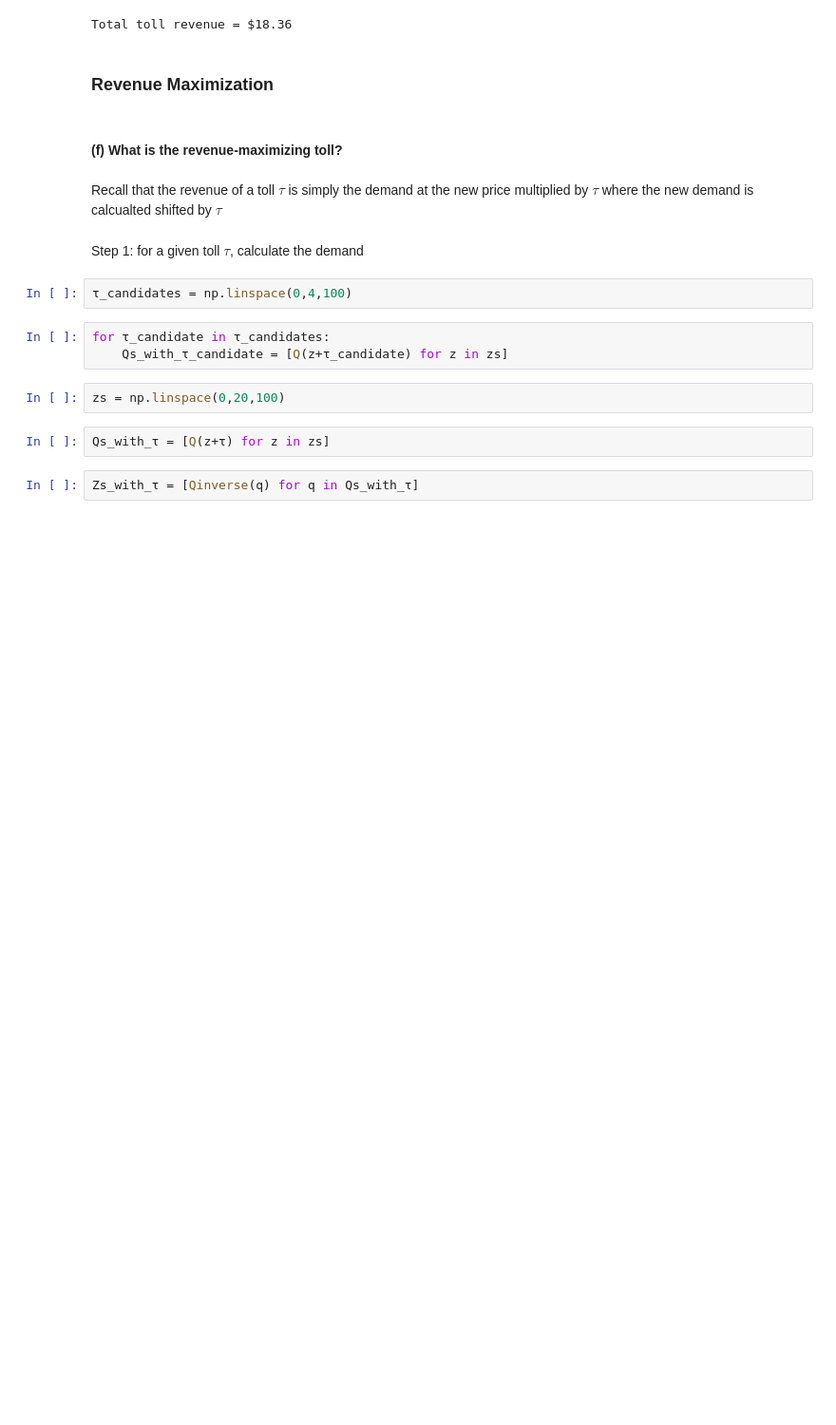
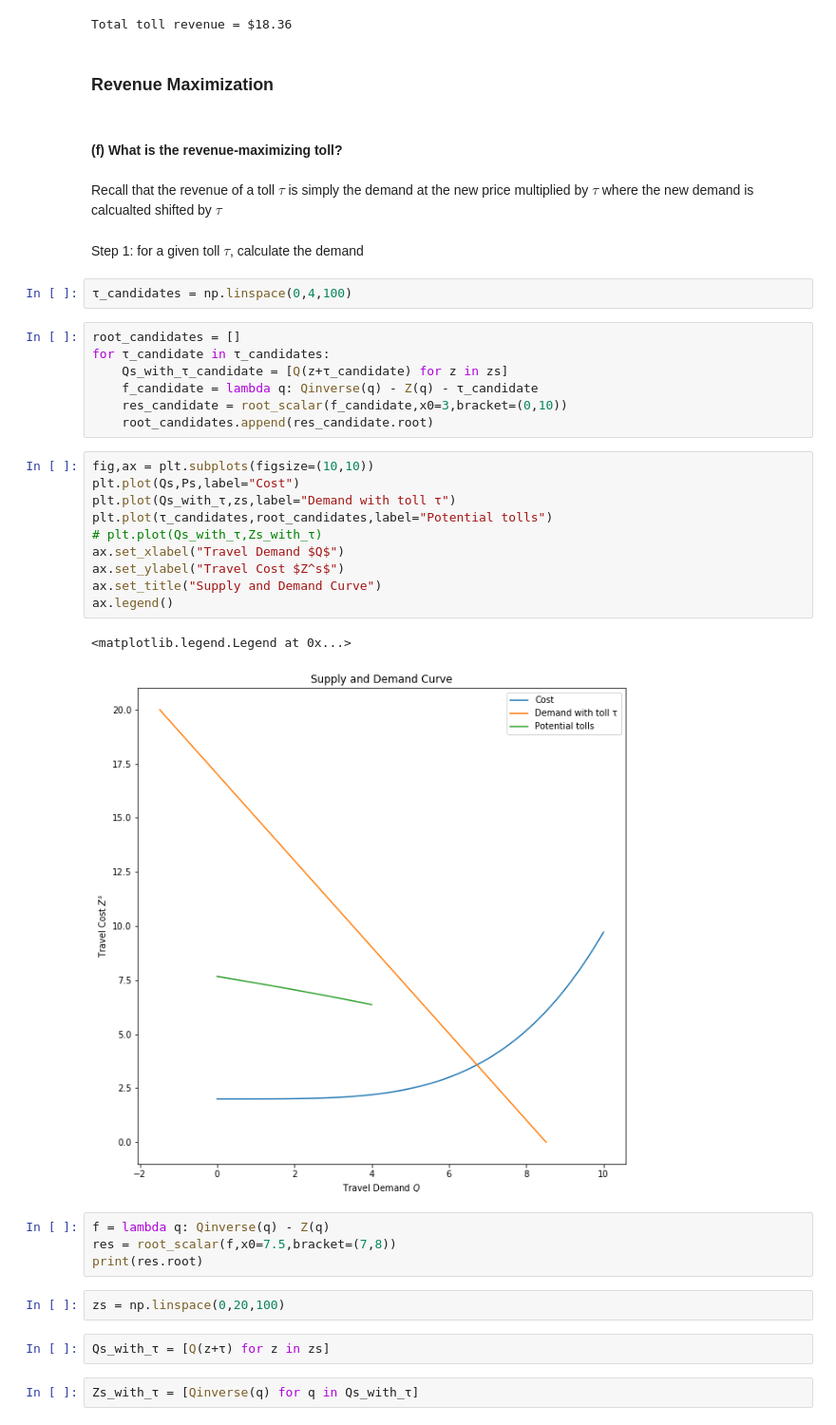
Before and after one commit to noahgarfinkle/Spring2020, a Jupyter notebook: CEE 498 Transportation Economics/Assignments/Assignment 4_Garfinkle.ipynb, the cells around one changed output. Shown at 95% size. Saved outputs shown, nothing was run; the diff lists cells and outputs as text; blank space fills up the shorter version.

```diff
--- a/CEE 498 Transportation Economics/Assignments/Assignment 4_Garfinkle.ipynb
+++ b/CEE 498 Transportation Economics/Assignments/Assignment 4_Garfinkle.ipynb
@@ -180,8 +180,29 @@ Step 1: for a given toll $\tau$, calculate the demand
 # %%
 τ_candidates = np.linspace(0,4,100)
 # %%
+root_candidates = []
 for τ_candidate in τ_candidates:
     Qs_with_τ_candidate = [Q(z+τ_candidate) for z in zs]
+    f_candidate = lambda q: Qinverse(q) - Z(q) - τ_candidate
+    res_candidate = root_scalar(f_candidate,x0=3,bracket=(0,10))
+    root_candidates.append(res_candidate.root)
+# %%
+fig,ax = plt.subplots(figsize=(10,10))
+plt.plot(Qs,Ps,label="Cost")
+plt.plot(Qs_with_τ,zs,label="Demand with toll τ")
+plt.plot(τ_candidates,root_candidates,label="Potential tolls")
+# plt.plot(Qs_with_τ,Zs_with_τ)
+ax.set_xlabel("Travel Demand $Q$")
+ax.set_ylabel("Travel Cost $Z^s$")
+ax.set_title("Supply and Demand Curve")
+ax.legend()
+# %% [output]
+<matplotlib.legend.Legend at 0x...>
+[figure, added]
+# %%
+f = lambda q: Qinverse(q) - Z(q)
+res = root_scalar(f,x0=7.5,bracket=(7,8))
+print(res.root)
 # %%
 zs = np.linspace(0,20,100)
 # %%
```
Also changed, not shown: parts of 1 cell of this notebook.
